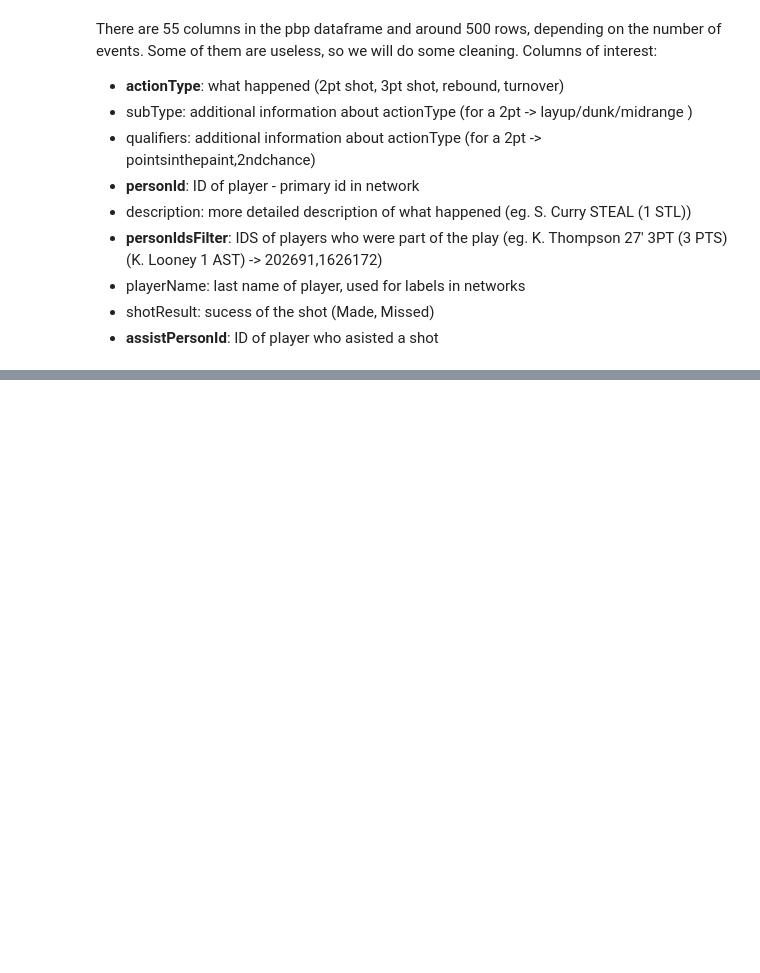
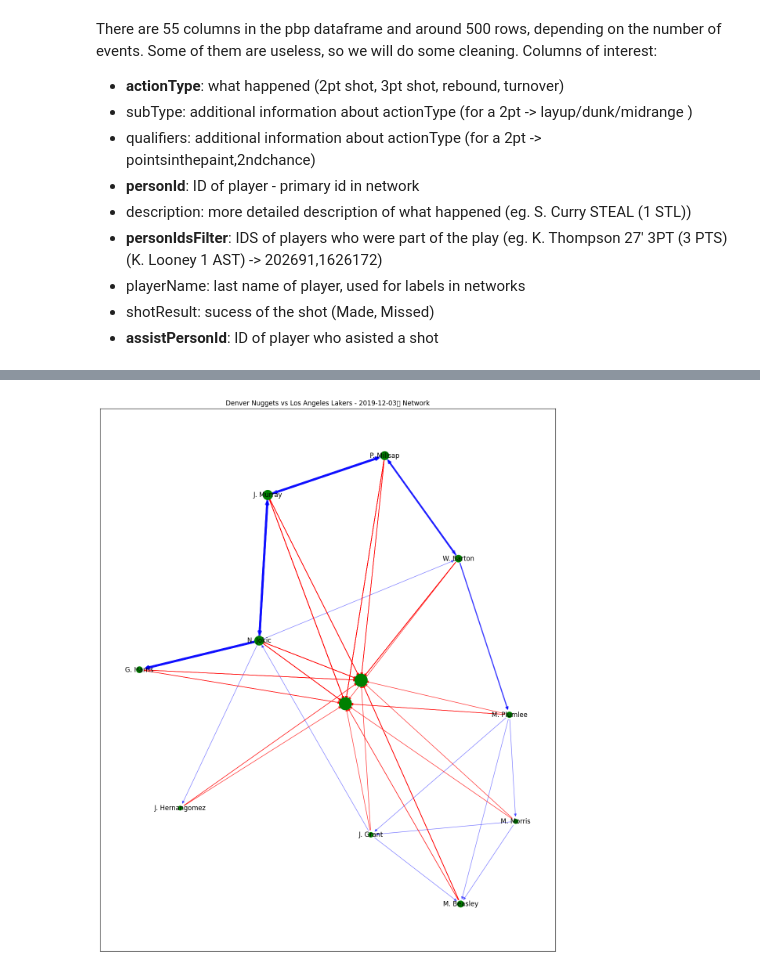
Before and after one commit to ZanKorosak/INAProject, a Jupyter notebook: main.ipynb, the cells around one changed output, grey strips where cells are left out. Cells and saved outputs as stored; diff of their text form; code cells hidden in the pictures; blank space fills up the shorter version.

Commit message:
Added function for basic visualization of game network.

```diff
--- a/main.ipynb
+++ b/main.ipynb
@@ -129,0 +104,32 @@ for index, row in pbp.iterrows():
+# %%
+# Setup games of interest
+games_list = {'0021900304': "2019-12-03	", '0041900311':"2020-09-18", '0041900315':"2020-09-26"}
+
+# Get the play by play data for each game
+for game,date in games_list.items():
+    pbp = get_pbp_data(game)
+
+    # Save the data to a pickle file
+    save_pickle(pbp, 'pbp_'+game+'.pkl')
+
+
+# Read the pickle file
+pbp = pd.read_pickle('pbp_0021900304.pkl')
+
+# Remove some columns
+col_rem = ['x', 'y', 'edited', 'xLegacy', 'yLegacy', 'side', 'playerName',
+           'officialId', 'jumpBallRecoveredName', 'jumpBallRecoverdPersonId',
+           'jumpBallWonPlayerName', 'jumpBallWonPersonId', 'jumpBallLostPlayerName',
+           'jumpBallLostPersonId']
+
+pbp = pbp.drop(col_rem, axis=1)
+
+
+# Change some column names
+col_rename = {'assistPlayerNameInitial': 'assistPlayer', 'playerNameI': 'playerName'}
+pbp = pbp.rename(columns=col_rename)
+
+# Change teamId to int if they are not nan
+pbp['teamId'] = pbp['teamId'].apply(lambda x: int(x) if not pd.isnull(x) else x)
+pbp['personId'] = pbp['personId'].apply(lambda x: int(x) if not pd.isnull(x) else x)
+pbp['assistPersonId'] = pbp['assistPersonId'].apply(lambda x: int(x) if not pd.isnull(x) else x)
@@ -130,3 +245,16 @@ for index, row in pbp.iterrows():
+# %%
+for game, date in games_list.items():
+
+
+    # Get Denver network
+    den_network, lal_network = get_team_network([1610612743,1610612747] , pbp)
+    den_network.name = 'Denver Nuggets vs Los Angeles Lakers - ' + date
+
+    draw_network(den_network)
+
+    break
+# %% [output]
+[figure, added]
 # %%
 # Dataset created by the script from article https://github.com/AniMadurkar/NBA-Flow-Network-Analysis/tree/main
 # Read data from csv
```
Also changed, not shown: parts of 11 cells of this notebook.
